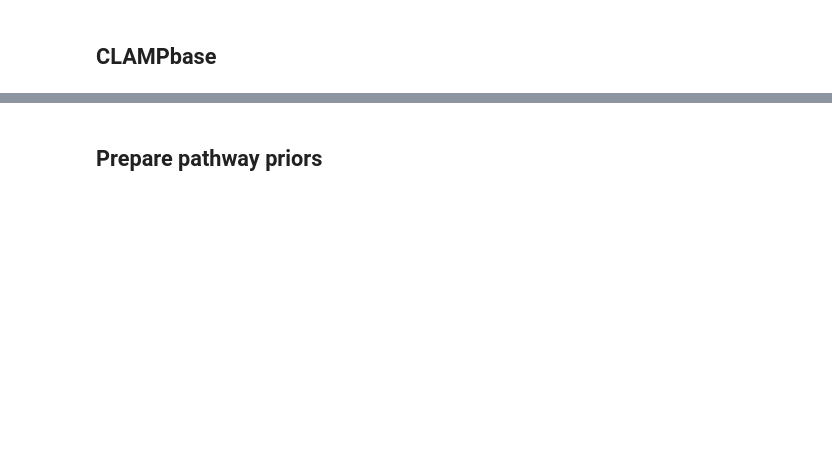
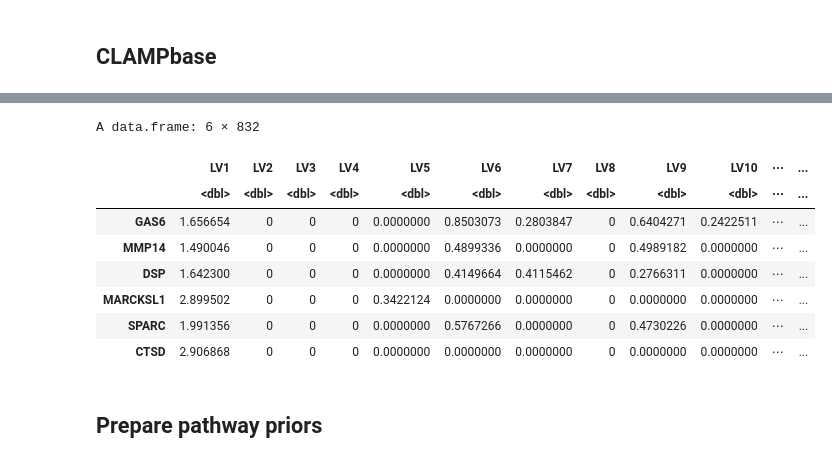
Before and after one commit to pivlab/clamp-analyses, a Jupyter notebook: nbs/01_model_building/03_recount2/00_recount2.ipynb, the cells around one changed output, grey strips where cells are left out. Saved outputs shown, nothing was run; the diff lists cells and outputs as text; code cells hidden in the pictures; blank space fills up the shorter version.

```diff
--- a/nbs/01_model_building/03_recount2/00_recount2.ipynb
+++ b/nbs/01_model_building/03_recount2/00_recount2.ipynb
@@ -179,3 +190,6 @@ recount2_genes <- genes[prep_recount2$kept_rows]
+# %%
+samples <- meta$samples
+recount2_genes <- meta$gene_symbols[prep_recount2$kept_rows]
 # %%
 saveRDS(samples, file = file.path(output_data_dir, "recount2_samples.rds"))
 saveRDS(recount2_genes, file = file.path(output_data_dir, "recount2_genes.rds"))
@@ -226,9 +234,6 @@ if (!file.exists(file.path(output_data_dir, "recount2_svdRes.rds"))) {
 # %% [markdown]
 ## Estimate K for CLAMP
 # %%
-recount2_fbm_filt <- readRDS(file.path(output_data_dir, "recount2_fbm_filt.rds"))
-recount2_svdRes <- readRDS(file.path(output_data_dir, "recount2_svdRes.rds"))
-
 CLAMP_K_recount2 <- num.pc(list(d = recount2_svdRes$d)) * 2
 message("Inferred CLAMP K = ", CLAMP_K_recount2)
 
@@ -252,13 +270,21 @@ Progress 48 / 200 | Bdiff=0.000489, minCor=0.997171Converged at iteration= 48 |
 # %%
 recount2_baseRes$Z <- data.frame(recount2_baseRes$Z)
 rownames(recount2_baseRes$Z) <- recount2_genes
-head(recount2_baseRes$Z)
 
 recount2_baseRes$B <- data.frame(recount2_baseRes$B)
 colnames(recount2_baseRes$B) <- samples
-head(recount2_baseRes$B)
 
 saveRDS(recount2_baseRes, file = file.path(output_data_dir, "CLAMPbase.rds"))
+# %% [output]
+A data.frame: 6 × 832
+|  | LV1 | LV2 | LV3 | LV4 | LV5 | LV6 | LV7 | LV8 | LV9 | LV10 | ⋯ | ... |
+|  | <dbl> | <dbl> | <dbl> | <dbl> | <dbl> | <dbl> | <dbl> | <dbl> | <dbl> | <dbl> | ⋯ | ... |
+| GAS6 | 1.656654 | 0 | 0 | 0 | 0.0000000 | 0.8503073 | 0.2803847 | 0 | 0.6404271 | 0.2422511 | ⋯ | ... |
+| MMP14 | 1.490046 | 0 | 0 | 0 | 0.0000000 | 0.4899336 | 0.0000000 | 0 | 0.4989182 | 0.0000000 | ⋯ | ... |
+| DSP | 1.642300 | 0 | 0 | 0 | 0.0000000 | 0.4149664 | 0.4115462 | 0 | 0.2766311 | 0.0000000 | ⋯ | ... |
+| MARCKSL1 | 2.899502 | 0 | 0 | 0 | 0.3422124 | 0.0000000 | 0.0000000 | 0 | 0.0000000 | 0.0000000 | ⋯ | ... |
+| SPARC | 1.991356 | 0 | 0 | 0 | 0.0000000 | 0.5767266 | 0.0000000 | 0 | 0.4730226 | 0.0000000 | ⋯ | ... |
+| CTSD | 2.906868 | 0 | 0 | 0 | 0.0000000 | 0.0000000 | 0.0000000 | 0 | 0.0000000 | 0.0000000 | ⋯ | ... |
 # %%
 model_dir <- file.path(output_data_dir, "CLAMPbase")
 dir.create(model_dir, showWarnings = FALSE, recursive = TRUE)
```
Also changed, not shown: parts of 19 cells of this notebook, 14 other files.
